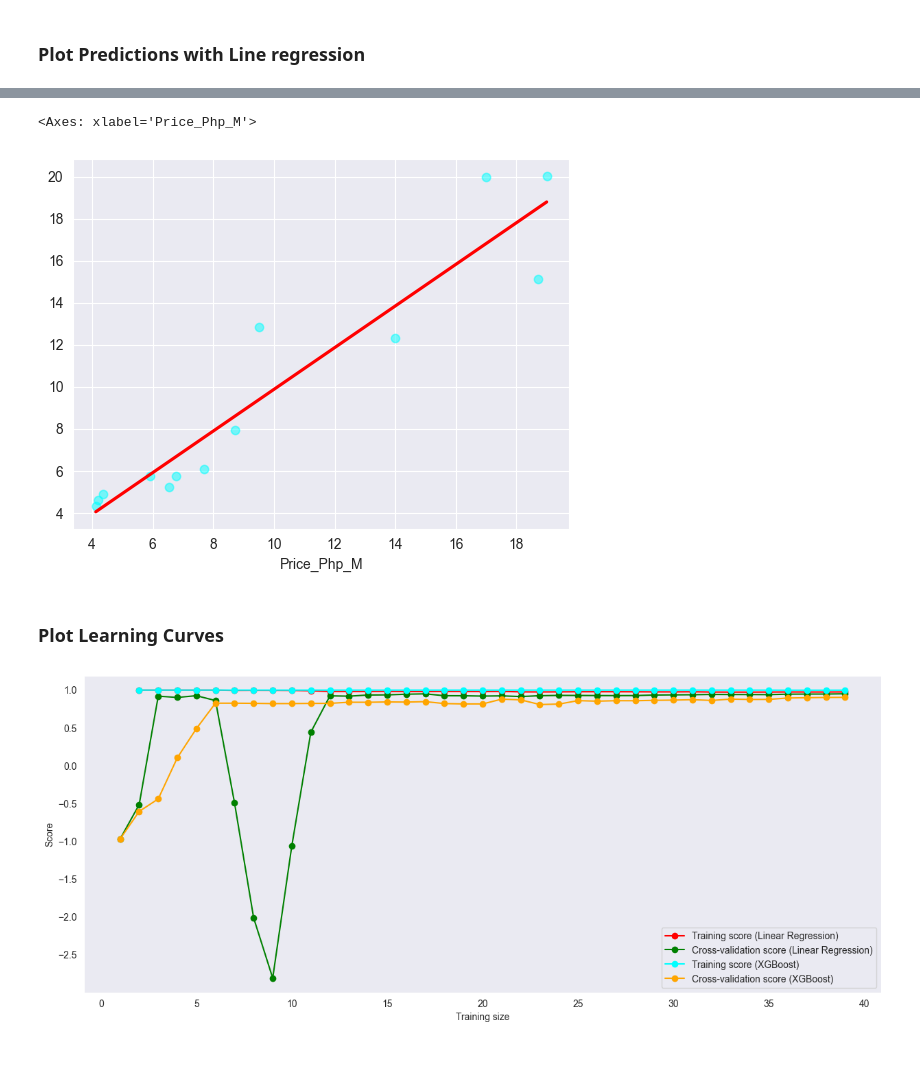
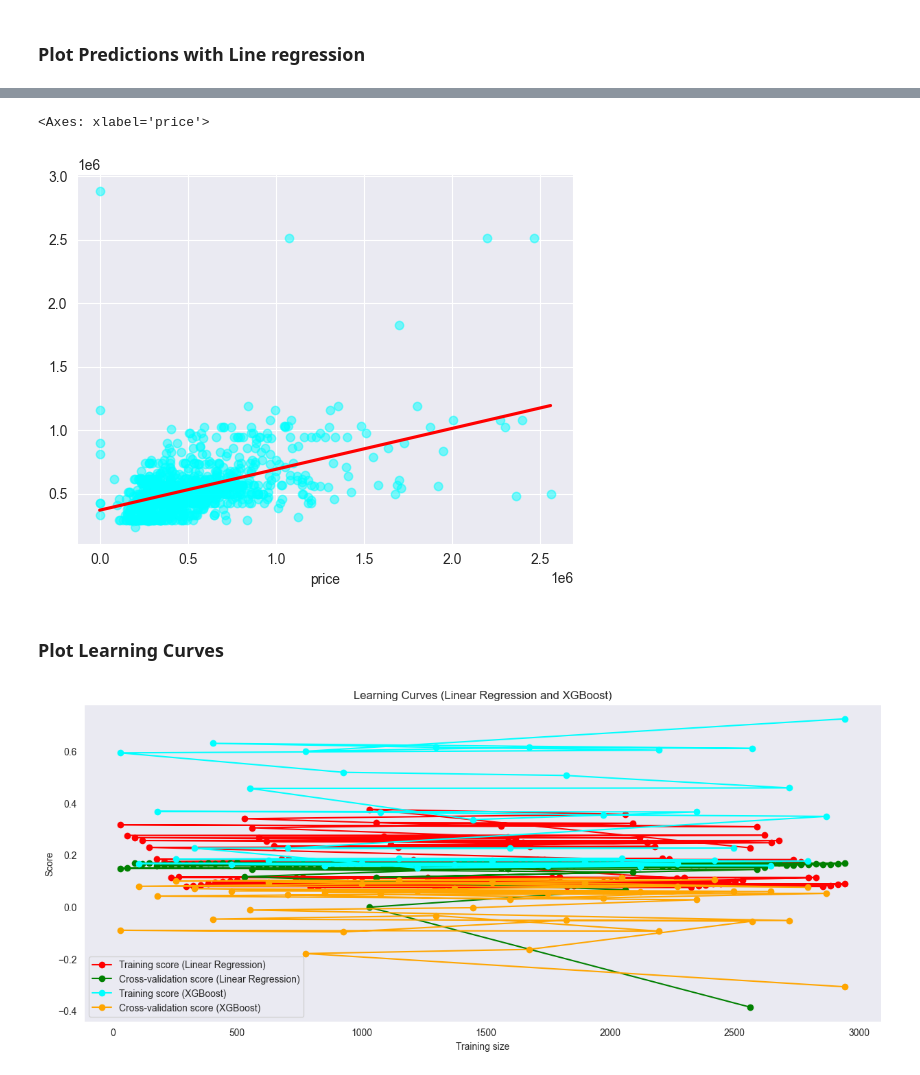
Before and after one commit to faustojc/datascience-ai, a Jupyter notebook: thesis/train_model.ipynb, the cells around one changed output, grey strips where cells are left out. Saved outputs shown, nothing was run; the diff lists cells and outputs as text; code cells hidden in the pictures.

```diff
--- a/thesis/train_model.ipynb
+++ b/thesis/train_model.ipynb
@@ -161,11 +198,11 @@ trained_sequential_model = tf.keras.models.load_model('models/sequential.keras')
 # %% [markdown]
 ### Load, Clean, and Normalize the Other Dataset
 # %%
-df_other = pd.read_csv('data/up.csv')
+df_other = pd.read_csv('data/kaggle/output.csv')
 df_other.drop_duplicates()
 
-X_other = df_other[['AreaSQM', 'Floors', 'Yard', 'Bedrooms', 'Bathrooms']]
-y_other = df_other[['Price_Php_M']]
+X_other = df_other[['sqft_living', 'sqft_lot', 'sqft_above', 'sqft_basement']]
+y_other = df_other[['price']]
 
 X_other_train, X_other_test, y_other_train, y_other_test = train_test_split(X_other, y_other, test_size=0.2)
 
@@ -245,8 +284,8 @@ sb.regplot(x= y_other_test,
            ci= None
            )
 # %% [output]
-<Axes: xlabel='Price_Php_M'>
+<Axes: xlabel='price'>
-[figure, old version]
+[figure, new version]
 # %% [markdown]
 ### Plot Learning Curves
 # %%
@@ -255,36 +294,41 @@ from sklearn.model_selection import learning_curve
 
 plt.figure(figsize=(15, 6))
 
 train_sizes, train_scores, test_scores = learning_curve(
         trained_linear_model,
         X_other_train_scaled,
         y_other_train,
-        cv=5, scoring='r2', n_jobs=-1, train_sizes=np.linspace(0.01, 1.0, 40)
+        cv=5, scoring='r2', n_jobs=-1, train_sizes=np.linspace(0.01, 1.0, 100)
     )
 
 train_scores_mean = np.mean(train_scores, axis=1)
 test_scores_mean = np.mean(test_scores, axis=1)
 
-plt.plot(list(set(train_sizes)), train_scores_mean, 'o-', color="r", label=f"Training score (Linear Regression)")
-plt.plot(list(set(train_sizes)), test_scores_mean, 'o-', color="g", label=f"Cross-validation score (Linear Regression)")
+train_sizes = list(set(train_sizes))
+
+plt.plot(train_sizes, train_scores_mean, 'o-', color="r", label=f"Training score (Linear Regression)")
+plt.plot(train_sizes, test_scores_mean, 'o-', color="g", label=f"Cross-validation score (Linear Regression)")
 
 train_sizes, train_scores, test_scores = learning_curve(
         trained_xgboost,
         X_other_train_scaled,
         y_other_train,
         cv=5, scoring='r2', n_jobs=-1, train_sizes=np.linspace(0.01, 1.0, 40)
     )
 
 train_scores_mean = np.mean(train_scores, axis=1)
 test_scores_mean = np.mean(test_scores, axis=1)
 
-plt.plot(list(set(train_sizes)), train_scores_mean, 'o-', color="cyan", label=f"Training score (XGBoost)")
-plt.plot(list(set(train_sizes)), test_scores_mean, 'o-', color="orange", label=f"Cross-validation score (XGBoost)")
+train_sizes = list(set(train_sizes))
+
+plt.plot(train_sizes, train_scores_mean, 'o-', color="cyan", label=f"Training score (XGBoost)")
+plt.plot(train_sizes, test_scores_mean, 'o-', color="orange", label=f"Cross-validation score (XGBoost)")
 
 plt.xlabel("Training size")
 plt.ylabel("Score")
 plt.legend(loc="best")
+plt.title("Learning Curves (Linear Regression and XGBoost)")
 plt.grid()
 plt.show()
 # %% [output]
-[figure, old version]
+[figure, new version]
```
Also changed, not shown: parts of 9 cells of this notebook.
